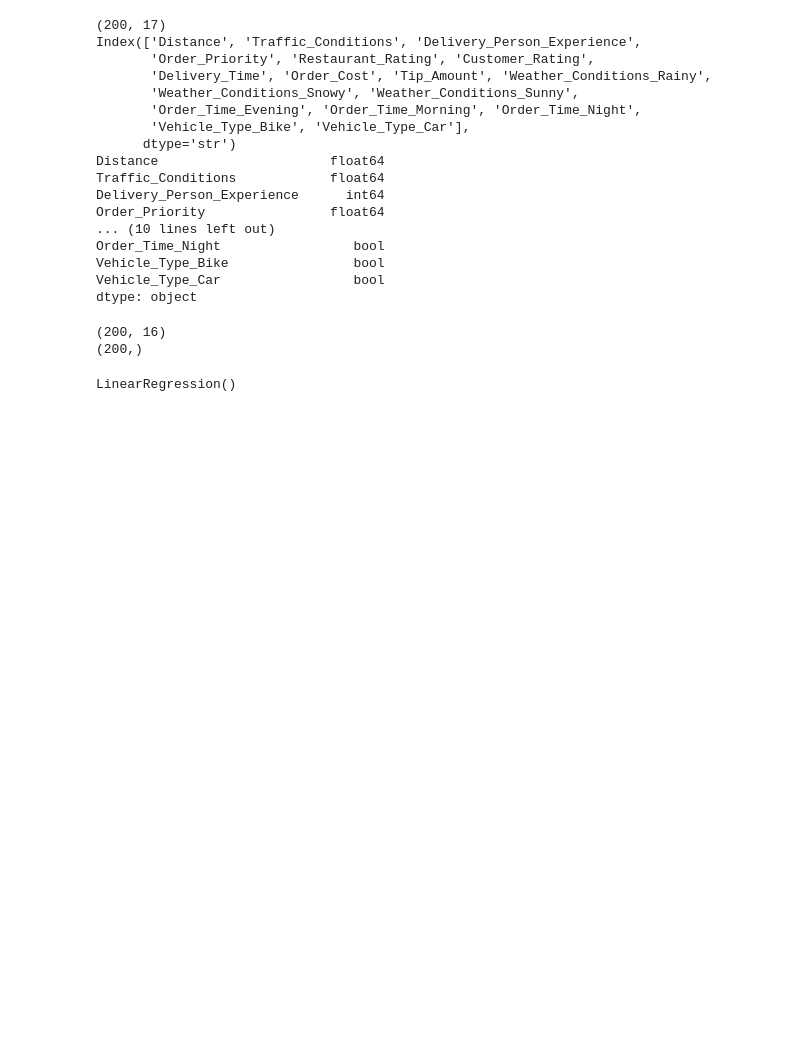
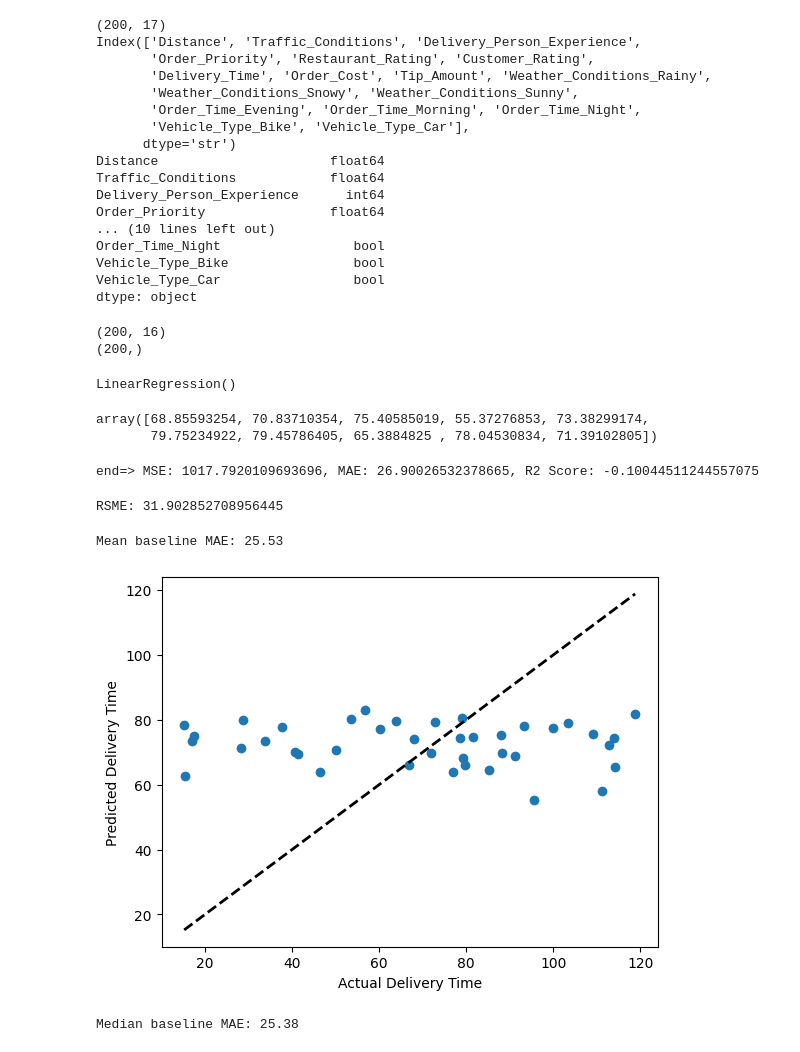
Before and after one commit to paarthrana/Food-Delivery-Time-Prediction, a Jupyter notebook: notebooks/main.ipynb, the cells around one changed output. Saved outputs shown, nothing was run; the diff lists cells and outputs as text; code cells hidden in the pictures; blank space fills up the shorter version.

Commit message:
regression model trained

```diff
--- a/notebooks/main.ipynb
+++ b/notebooks/main.ipynb
@@ -323,3 +323,43 @@ model = LinearRegression()
 model.fit(X_train, y_train)
 # %% [output]
 LinearRegression()
+# %%
+model.predict(X_test[0:10])
+# %% [output]
+array([68.85593254, 70.83710354, 75.40585019, 55.37276853, 73.38299174,
+       79.75234922, 79.45786405, 65.3884825 , 78.04530834, 71.39102805])
+# %%
+from sklearn.metrics import mean_squared_error, r2_score,mean_absolute_error,root_mean_squared_error
+mse = mean_squared_error(y_test, model.predict(X_test))
+mae = mean_absolute_error(y_test, model.predict(X_test))
+r2 = r2_score(y_test, model.predict(X_test))
+print(f'end=> MSE: {mse}, MAE: {mae}, R2 Score: {r2}')
+# %% [output]
+end=> MSE: 1017.7920109693696, MAE: 26.90026532378665, R2 Score: -0.10044511244557075
+# %%
+rsme =root_mean_squared_error(y_test, model.predict(X_test))
+print(f'RSME: {rsme}')
+# %% [output]
+RSME: 31.902852708956445
+# %%
+baseline_predictions = y_train.mean()
+baseline_mae = mean_absolute_error(y_test, [baseline_predictions] * len(y_test))
+
+print(f"Mean baseline MAE: {baseline_mae:.2f}")
+# %% [output]
+Mean baseline MAE: 25.53
+# %%
+plt.scatter(y_test, model.predict(X_test))
+plt.xlabel('Actual Delivery Time')
+plt.ylabel('Predicted Delivery Time')
+plt.plot([y_test.min(), y_test.max()], [y_test.min(), y_test.max()], 'k--', lw=2)
+plt.show()
+# %% [output]
+[figure, added]
+# %%
+baseline_medians = [y_train.median()] * len(y_test)
+median_predictions = baseline_medians
+median_mae = mean_absolute_error(y_test, median_predictions)
+print(f"Median baseline MAE: {median_mae:.2f}")
+# %% [output]
+Median baseline MAE: 25.38
```
Also changed, not shown: parts of 2 cells of this notebook.
